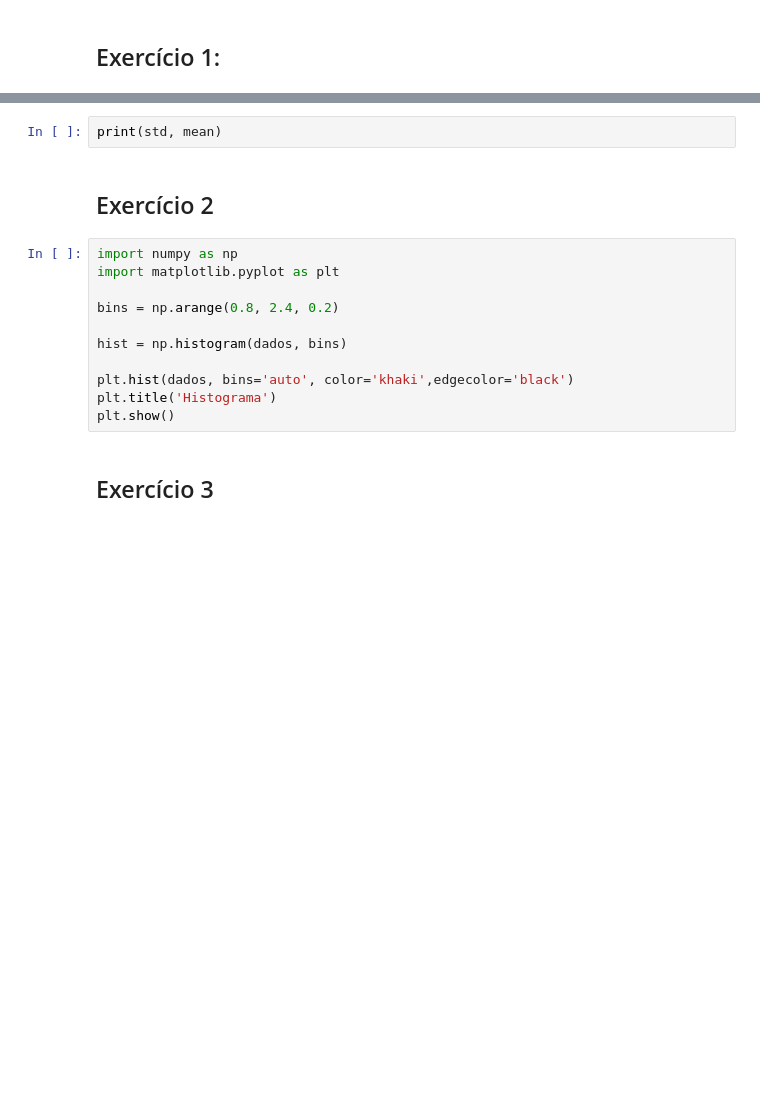
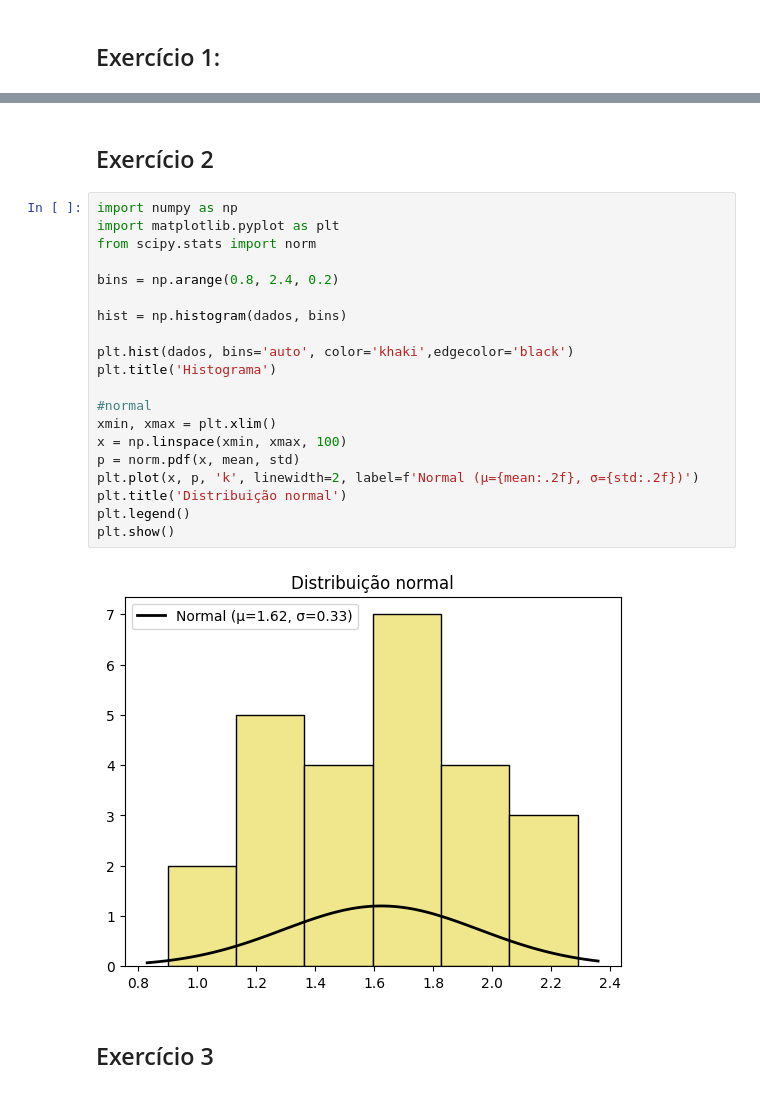
Before and after one commit to Dovaco/Listas_m-todos_2, a Jupyter notebook: Lista2_métodos.ipynb, the cells around one changed output, grey strips where cells are left out. Saved outputs shown, nothing was run; the diff lists cells and outputs as text; blank space fills up the shorter version.

```diff
--- a/Lista2_métodos.ipynb
+++ b/Lista2_métodos.ipynb
@@ -28,18 +36,27 @@ print('Resultados:'
-# %%
-print(std, mean)
 # %% [markdown]
 ## Exercício 2
 # %%
 import numpy as np
 import matplotlib.pyplot as plt
+from scipy.stats import norm
 
 bins = np.arange(0.8, 2.4, 0.2)
 
 hist = np.histogram(dados, bins)
 
 plt.hist(dados, bins='auto', color='khaki',edgecolor='black')
 plt.title('Histograma')
+
+#normal
+xmin, xmax = plt.xlim()
+x = np.linspace(xmin, xmax, 100)
+p = norm.pdf(x, mean, std)
+plt.plot(x, p, 'k', linewidth=2, label=f'Normal (μ={mean:.2f}, σ={std:.2f})')
+plt.title('Distribuição normal')
+plt.legend()
 plt.show()
+# %% [output]
+[figure, added]
 # %% [markdown]
 ## Exercício 3
 # %%
```
Also changed, not shown: parts of 8 cells of this notebook.
